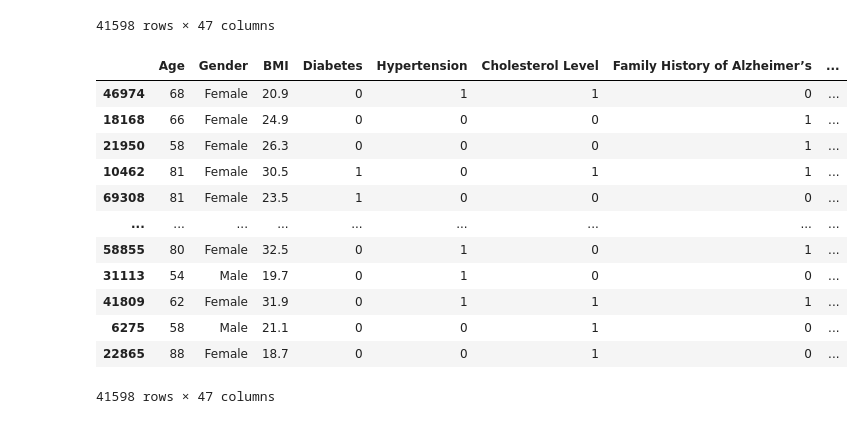
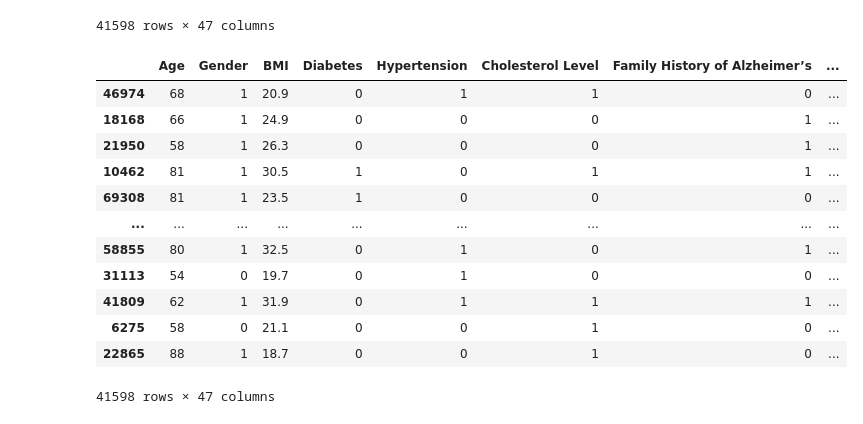
Before and after one commit to joaosantos37/alzheimers, a Jupyter notebook: predictions.ipynb, the cells around one changed output. Cells and saved outputs as stored; diff of their text form; code cells hidden in the pictures.

Commit message:
Data Prep Finalized

```diff
--- a/predictions.ipynb
+++ b/predictions.ipynb
@@ -252,6 +254,8 @@ def convert_binary_columns(data):
         data[col] = data[col].map({'No': 0, 'Yes': 1})
     return data
 train_data = convert_binary_columns(train_data)
+val_data = convert_binary_columns(val_data)
+holdout_data = convert_binary_columns(holdout_data)
 # %%
 train_data
 # %% [output]
@@ -276,6 +280,8 @@ def convert_categorical_columns(data):
         data = data.drop(columns=[col])
     return data
 train_data = convert_categorical_columns(train_data)
+val_data = convert_categorical_columns(val_data)
+holdout_data = convert_categorical_columns(holdout_data)
 train_data
 # %% [output]
 |  | Age | Gender | BMI | Diabetes | Hypertension | Cholesterol Level | Family History of Alzheimer’s | ... |
@@ -297,6 +303,8 @@ def convert_boolean_columns(data):
     data[boolean_columns] = data[boolean_columns].astype(int)
     return data
 train_data = convert_boolean_columns(train_data)
+val_data = convert_boolean_columns(val_data)
+holdout_data = convert_boolean_columns(holdout_data)
 train_data
 # %% [output]
 |  | Age | Gender | BMI | Diabetes | Hypertension | Cholesterol Level | Family History of Alzheimer’s | ... |
@@ -315,26 +323,38 @@ train_data
 # %%
 def convert_Rural_Urban(data):
     data['Urban vs Rural Living'] = data['Urban vs Rural Living'].map({'Rural': 0, 'Urban': 1})
     return data
 train_data = convert_Rural_Urban(train_data)
+val_data = convert_Rural_Urban(val_data)
+holdout_data = convert_Rural_Urban(holdout_data)
 train_data
 
 def convert_Normal_High(data):
     data['Cholesterol Level'] = data['Cholesterol Level'].map({'Normal': 0, 'High': 1})
     return data
 train_data = convert_Normal_High(train_data)
+val_data = convert_Normal_High(val_data)
+holdout_data = convert_Normal_High(holdout_data)
 train_data
+
+def convert_Gender(data):
+    data['Gender'] = data['Gender'].map({'Male': 0, 'Female': 1})
+    return data
+train_data = convert_Gender(train_data)
+val_data = convert_Gender(val_data)
+holdout_data = convert_Gender(holdout_data)
+train_data
 # %% [output]
 |  | Age | Gender | BMI | Diabetes | Hypertension | Cholesterol Level | Family History of Alzheimer’s | ... |
-| 46974 | 68 | Female | 20.9 | 0 | 1 | 1 | 0 | ... |
-| 18168 | 66 | Female | 24.9 | 0 | 0 | 0 | 1 | ... |
-| 21950 | 58 | Female | 26.3 | 0 | 0 | 0 | 1 | ... |
-| 10462 | 81 | Female | 30.5 | 1 | 0 | 1 | 1 | ... |
-| 69308 | 81 | Female | 23.5 | 1 | 0 | 0 | 0 | ... |
+| 46974 | 68 | 1 | 20.9 | 0 | 1 | 1 | 0 | ... |
+| 18168 | 66 | 1 | 24.9 | 0 | 0 | 0 | 1 | ... |
+| 21950 | 58 | 1 | 26.3 | 0 | 0 | 0 | 1 | ... |
+| 10462 | 81 | 1 | 30.5 | 1 | 0 | 1 | 1 | ... |
+| 69308 | 81 | 1 | 23.5 | 1 | 0 | 0 | 0 | ... |
 | ... | ... | ... | ... | ... | ... | ... | ... | ... |
-| 58855 | 80 | Female | 32.5 | 0 | 1 | 0 | 1 | ... |
-| 31113 | 54 | Male | 19.7 | 0 | 1 | 0 | 0 | ... |
-| 41809 | 62 | Female | 31.9 | 0 | 1 | 1 | 1 | ... |
-| 6275 | 58 | Male | 21.1 | 0 | 0 | 1 | 0 | ... |
-| 22865 | 88 | Female | 18.7 | 0 | 0 | 1 | 0 | ... |
+| 58855 | 80 | 1 | 32.5 | 0 | 1 | 0 | 1 | ... |
+| 31113 | 54 | 0 | 19.7 | 0 | 1 | 0 | 0 | ... |
+| 41809 | 62 | 1 | 31.9 | 0 | 1 | 1 | 1 | ... |
+| 6275 | 58 | 0 | 21.1 | 0 | 0 | 1 | 0 | ... |
+| 22865 | 88 | 1 | 18.7 | 0 | 0 | 1 | 0 | ... |
 41598 rows × 47 columns
```
Also changed, not shown: parts of 6 cells of this notebook.
